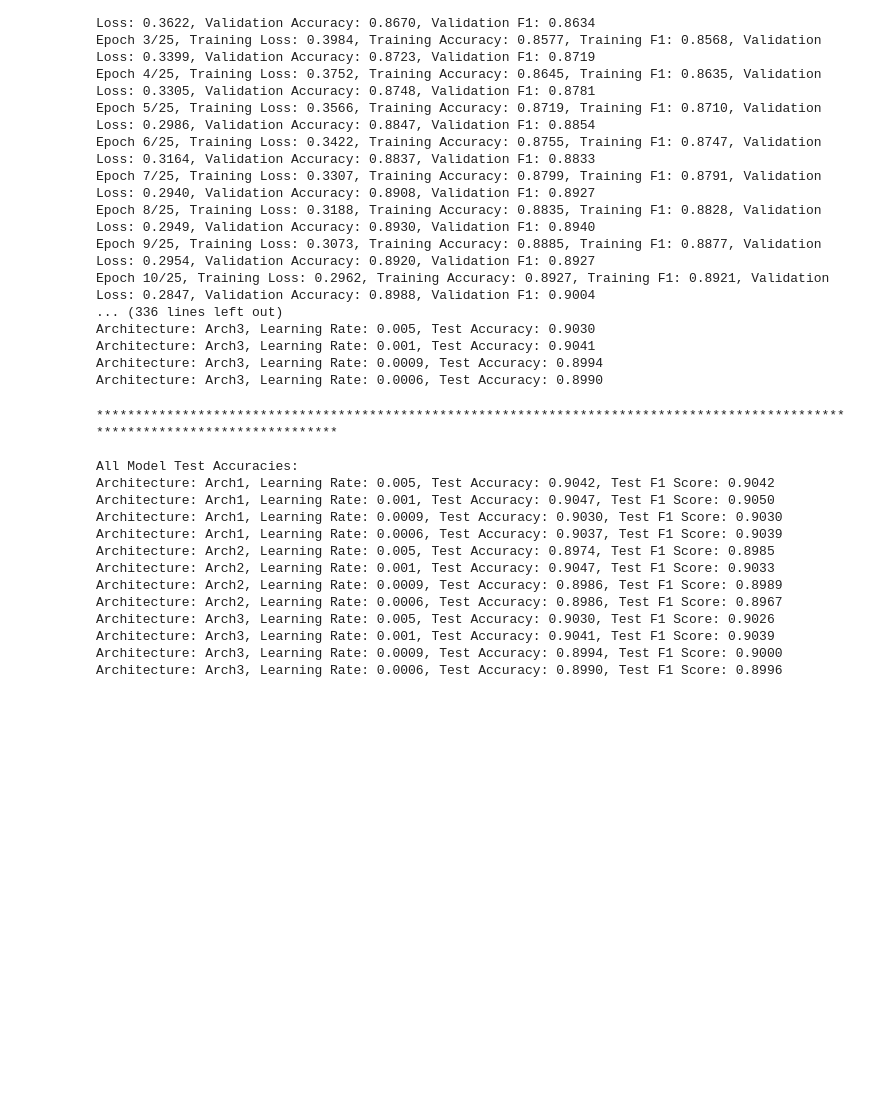
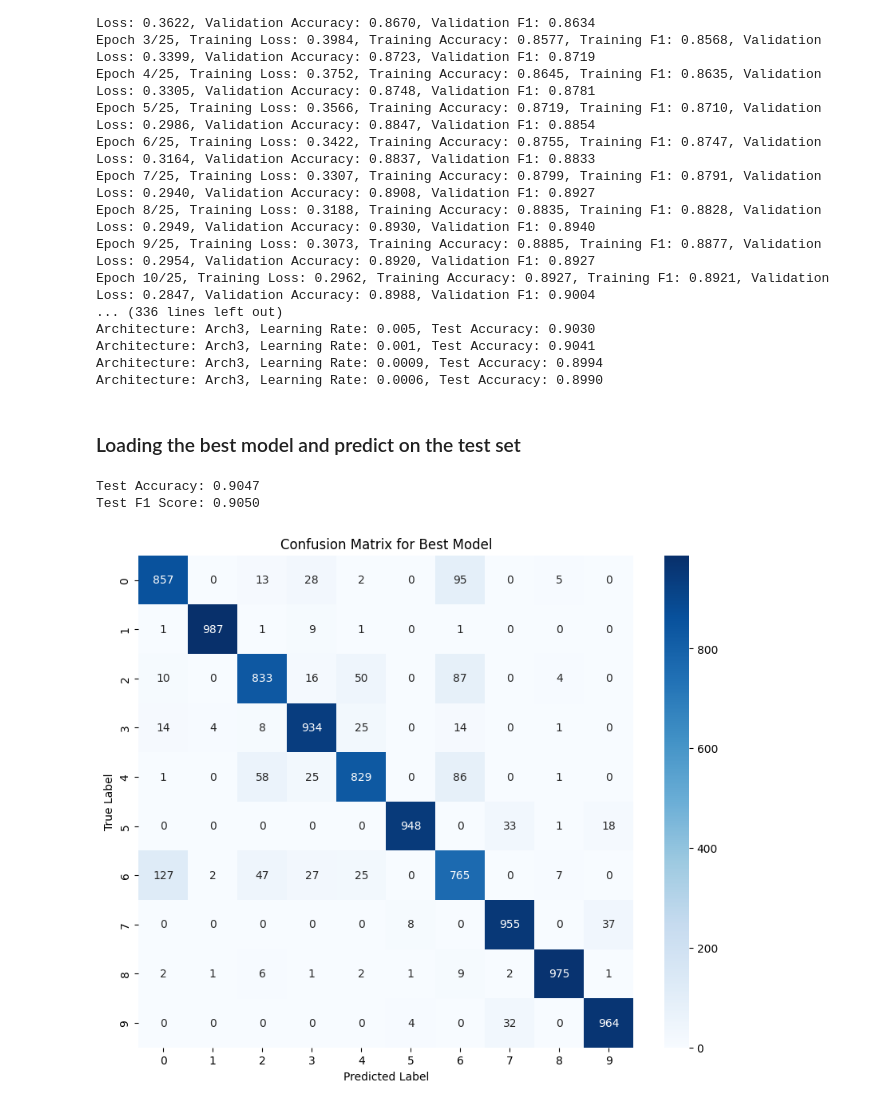
Before and after one commit to TheDeadcoder/ML-Offlines, a Jupyter notebook: Assignment3/code_3.ipynb, the cells around one changed output. Saved outputs shown, nothing was run; the diff lists cells and outputs as text; code cells hidden in the pictures; blank space fills up the shorter version.

Commit message:
loading best model and evaluating on test set done

```diff
--- a/Assignment3/code_3.ipynb
+++ b/Assignment3/code_3.ipynb
@@ -881,23 +875,37 @@ def save_model(model, filepath):
 save_model(best_model, 'best_model_str.pkl')
-# %%
-print("*******************************************************************************************************************************")
-print("\nAll Model Test Accuracies:")
-for info in model_results:
-    print(f"Architecture: {info['architecture']}, Learning Rate: {info['learning_rate']}, "
-          f"Test Accuracy: {info['test_accuracy']:.4f}, Test F1 Score: {info['test_f1']:.4f}")
-# %% [output]
-*******************************************************************************************************************************
-
-All Model Test Accuracies:
-Architecture: Arch1, Learning Rate: 0.005, Test Accuracy: 0.9042, Test F1 Score: 0.9042
-Architecture: Arch1, Learning Rate: 0.001, Test Accuracy: 0.9047, Test F1 Score: 0.9050
-Architecture: Arch1, Learning Rate: 0.0009, Test Accuracy: 0.9030, Test F1 Score: 0.9030
-Architecture: Arch1, Learning Rate: 0.0006, Test Accuracy: 0.9037, Test F1 Score: 0.9039
-Architecture: Arch2, Learning Rate: 0.005, Test Accuracy: 0.8974, Test F1 Score: 0.8985
-Architecture: Arch2, Learning Rate: 0.001, Test Accuracy: 0.9047, Test F1 Score: 0.9033
-Architecture: Arch2, Learning Rate: 0.0009, Test Accuracy: 0.8986, Test F1 Score: 0.8989
-Architecture: Arch2, Learning Rate: 0.0006, Test Accuracy: 0.8986, Test F1 Score: 0.8967
-Architecture: Arch3, Learning Rate: 0.005, Test Accuracy: 0.9030, Test F1 Score: 0.9026
-Architecture: Arch3, Learning Rate: 0.001, Test Accuracy: 0.9041, Test F1 Score: 0.9039
-Architecture: Arch3, Learning Rate: 0.0009, Test Accuracy: 0.8994, Test F1 Score: 0.9000
-Architecture: Arch3, Learning Rate: 0.0006, Test Accuracy: 0.8990, Test F1 Score: 0.8996
+# %% [markdown]
+### Loading the best model and predict on the test set
+# %%
+from sklearn.metrics import accuracy_score
+with open('best_model.pkl', 'rb') as f:
+    best_model = pickle.load(f)
+
+
+def evaluate_loaded_model(model, X_test, y_test_one_hot):
+
+    logits = model.forward(X_test, training=False)
+
+    predictions = np.argmax(logits, axis=1)
+    true_labels = np.argmax(y_test_one_hot, axis=1)
+
+    test_accuracy = accuracy_score(true_labels, predictions)
+    test_f1 = f1_score(true_labels, predictions, average='macro')
+
+    print(f"Test Accuracy: {test_accuracy:.4f}")
+    print(f"Test F1 Score: {test_f1:.4f}")
+
+    # Generate confusion matrix
+    cm = confusion_matrix(true_labels, predictions)
+    plt.figure(figsize=(10, 8))
+    sns.heatmap(cm, annot=True, fmt='d', cmap='Blues',
+                xticklabels=range(10), yticklabels=range(10))
+    plt.title('Confusion Matrix for Best Model')
+    plt.xlabel('Predicted Label')
+    plt.ylabel('True Label')
+    plt.show()
+
+evaluate_loaded_model(best_model, X_test, y_test_one_hot)
+# %% [output]
+Test Accuracy: 0.9047
+Test F1 Score: 0.9050
+[figure, added]
```
Also changed, not shown: parts of 1 cell of this notebook.
